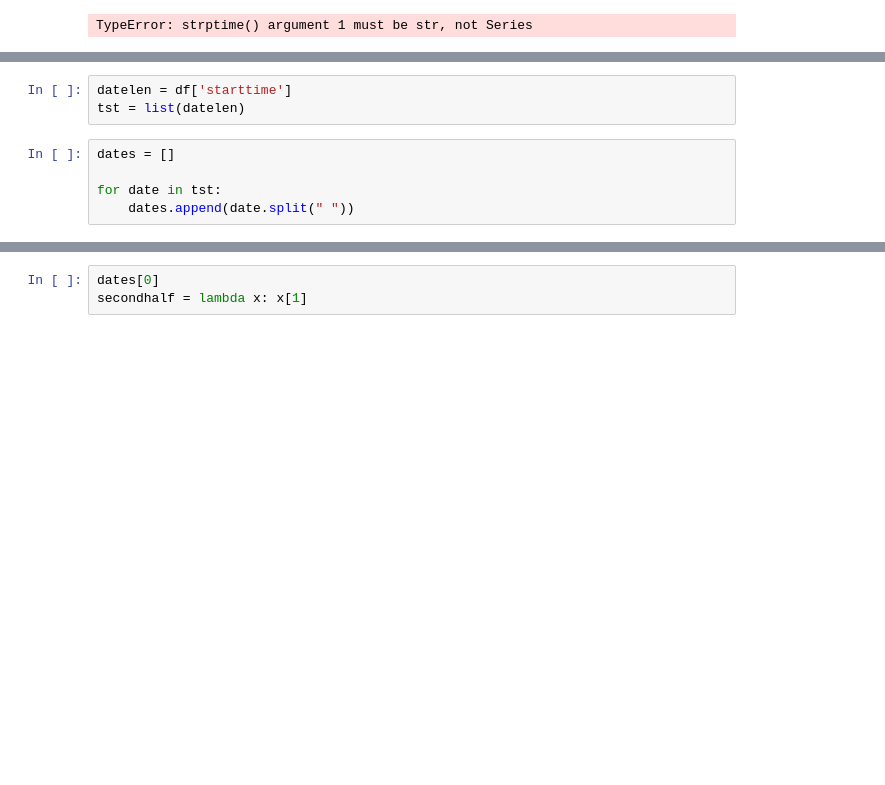
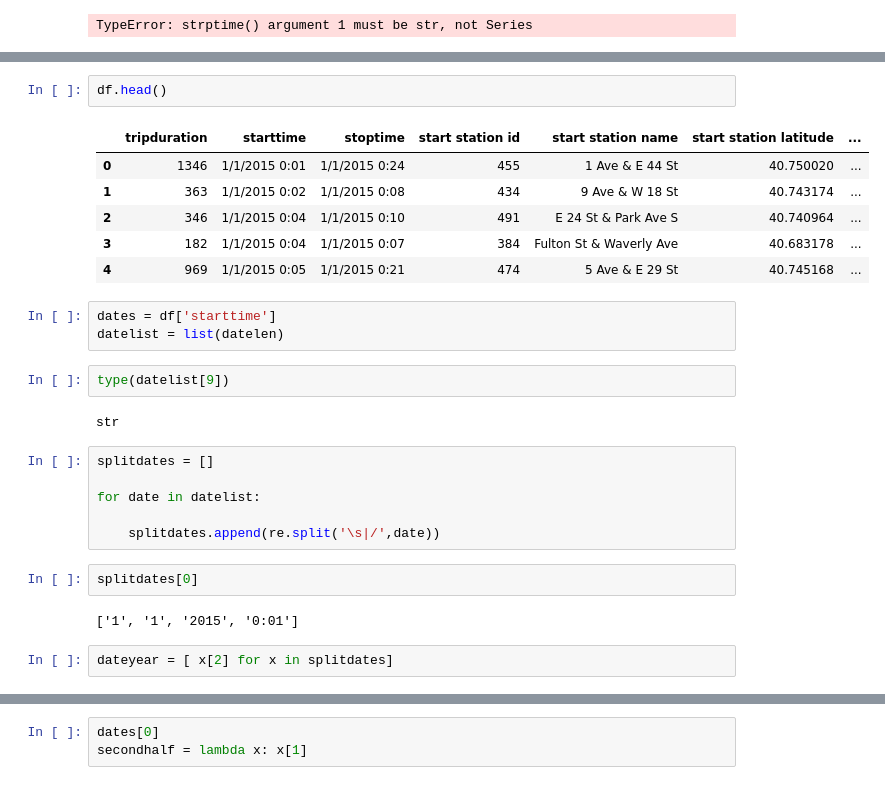
Before and after one commit to magratheazaphod/fictional-octo-spork, a Jupyter notebook: citibike_scratch.ipynb, the cells around one changed output, grey strips where cells are left out. Drawn from its saved outputs; the diff is of its cells as text; blank space fills up the shorter version.

```diff
--- a/citibike_scratch.ipynb
+++ b/citibike_scratch.ipynb
@@ -156,8 +187,28 @@ ValueError: unconverted data remains: :23
+# %%
+df.head()
+# %% [output]
+|  | tripduration | starttime | stoptime | start station id | start station name | start station latitude | ... |
+| 0 | 1346 | 1/1/2015 0:01 | 1/1/2015 0:24 | 455 | 1 Ave & E 44 St | 40.750020 | ... |
+| 1 | 363 | 1/1/2015 0:02 | 1/1/2015 0:08 | 434 | 9 Ave & W 18 St | 40.743174 | ... |
+| 2 | 346 | 1/1/2015 0:04 | 1/1/2015 0:10 | 491 | E 24 St & Park Ave S | 40.740964 | ... |
+| 3 | 182 | 1/1/2015 0:04 | 1/1/2015 0:07 | 384 | Fulton St & Waverly Ave | 40.683178 | ... |
+| 4 | 969 | 1/1/2015 0:05 | 1/1/2015 0:21 | 474 | 5 Ave & E 29 St | 40.745168 | ... |
 # %%
-datelen = df['starttime']
-tst = list(datelen)
+dates = df['starttime']
+datelist = list(datelen)
+# %%
+type(datelist[9])
+# %% [output]
+str
 # %%
-dates = []
+splitdates = []
 
-for date in tst:
-    dates.append(date.split(" "))
+for date in datelist:
+
+    splitdates.append(re.split('\s|/',date))
+# %%
+splitdates[0]
+# %% [output]
+['1', '1', '2015', '0:01']
+# %%
+dateyear = [ x[2] for x in splitdates]
```
Also changed, not shown: parts of 9 cells of this notebook.
